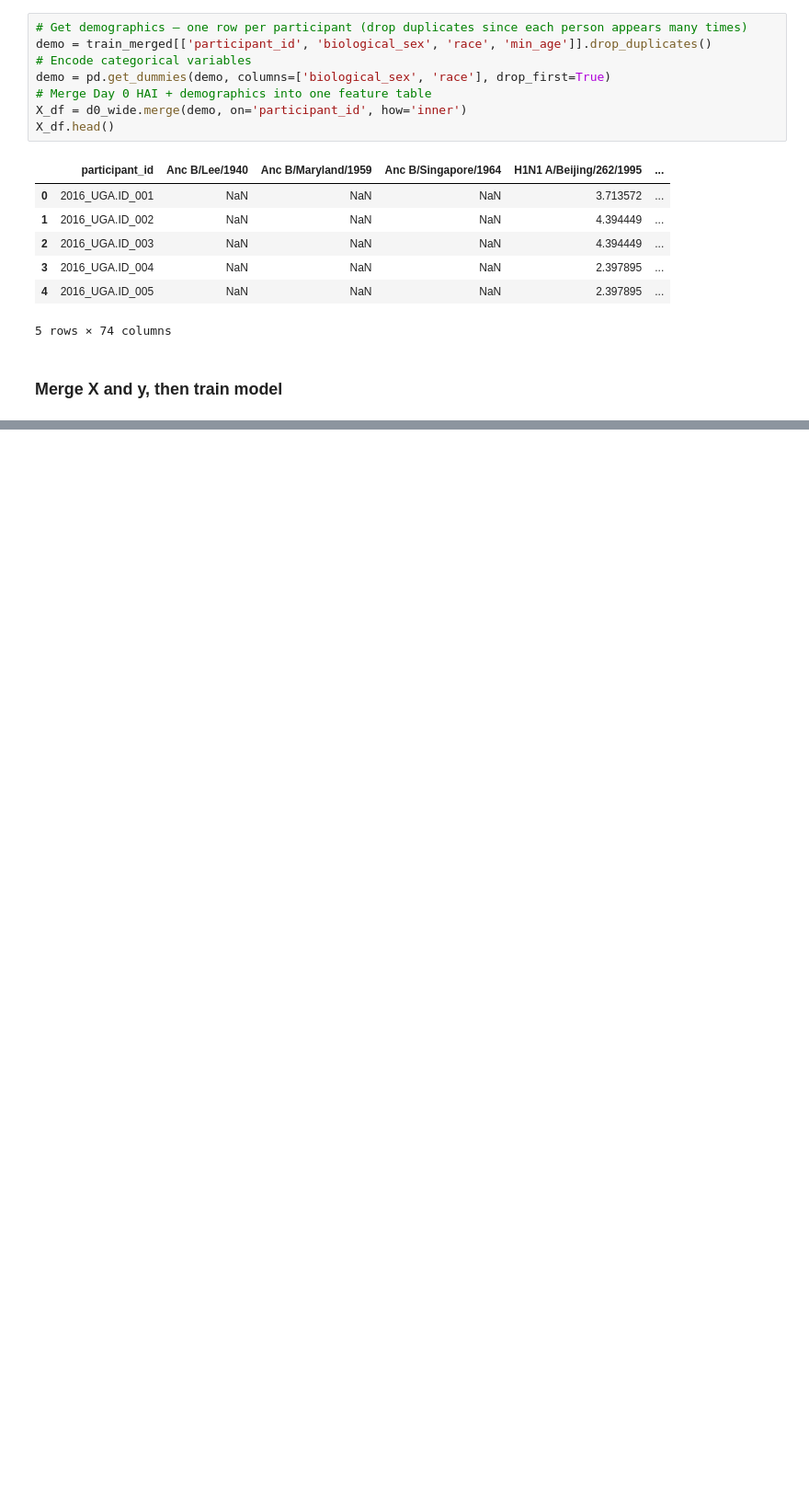
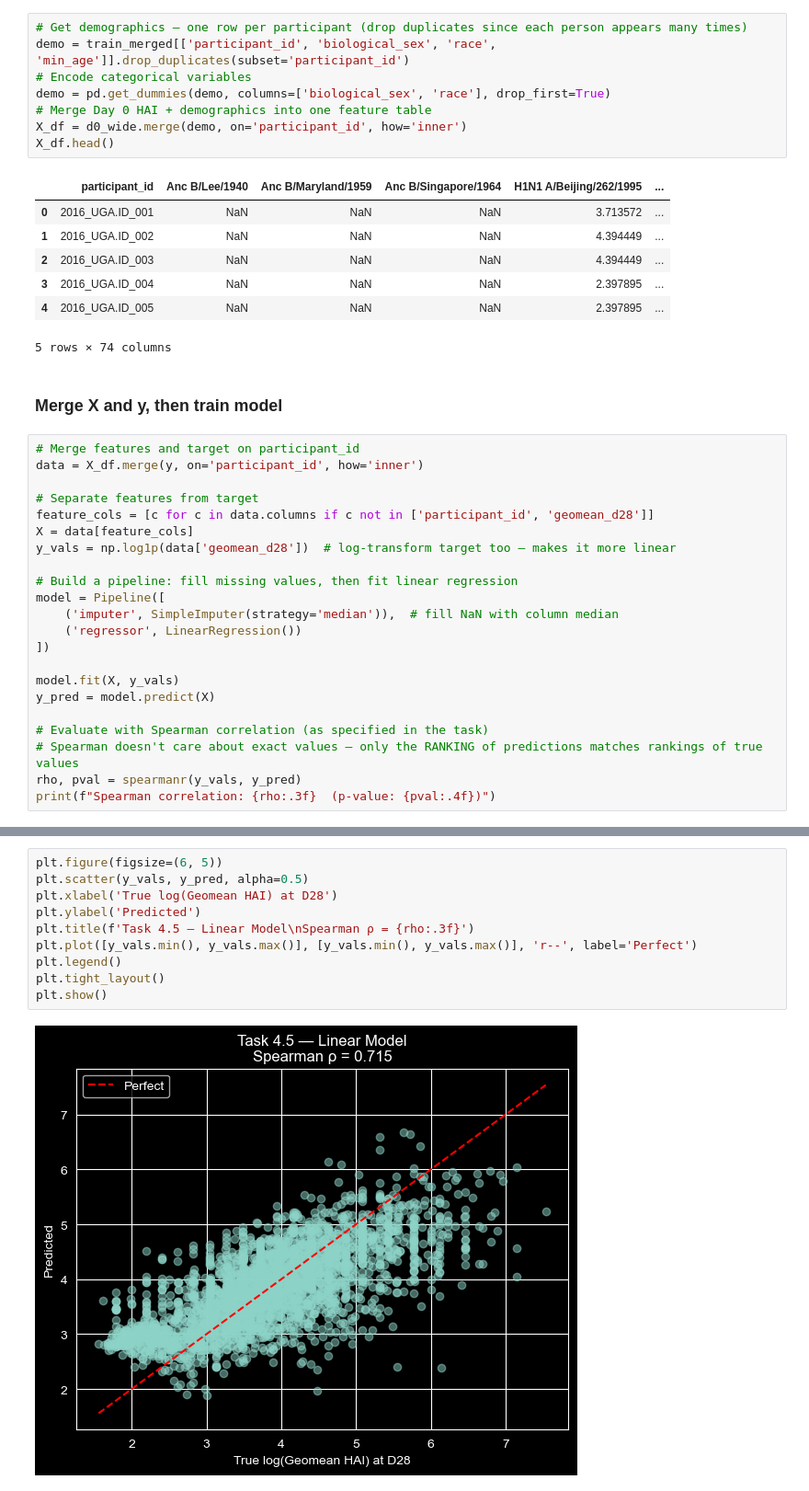
Before and after one commit to DirtyChay/cmi-flu-prediction-challenge, a Jupyter notebook: antibody.ipynb, the cells around one changed output, grey strips where cells are left out. Shown at 92% size. Drawn from its saved outputs; the diff is of its cells as text; blank space fills up the shorter version.

Commit message:
model

```diff
--- a/antibody.ipynb
+++ b/antibody.ipynb
@@ -188,7 +193,7 @@ d0_wide.head()
 5 rows × 67 columns
 # %%
 # Get demographics — one row per participant (drop duplicates since each person appears many times)
-demo = train_merged[['participant_id', 'biological_sex', 'race', 'min_age']].drop_duplicates()
+demo = train_merged[['participant_id', 'biological_sex', 'race', 'min_age']].drop_duplicates(subset='participant_id')
 # Encode categorical variables
 demo = pd.get_dummies(demo, columns=['biological_sex', 'race'], drop_first=True)
 # Merge Day 0 HAI + demographics into one feature table
@@ -204,3 +209,25 @@ X_df.head()
 5 rows × 74 columns
 # %% [markdown]
 ### Merge X and y, then train model
+# %%
+# Merge features and target on participant_id
+data = X_df.merge(y, on='participant_id', how='inner')
+
+# Separate features from target
+feature_cols = [c for c in data.columns if c not in ['participant_id', 'geomean_d28']]
+X = data[feature_cols]
+y_vals = np.log1p(data['geomean_d28'])  # log-transform target too — makes it more linear
+
+# Build a pipeline: fill missing values, then fit linear regression
+model = Pipeline([
+    ('imputer', SimpleImputer(strategy='median')),  # fill NaN with column median
+    ('regressor', LinearRegression())
+])
+
+model.fit(X, y_vals)
+y_pred = model.predict(X)
+
+# Evaluate with Spearman correlation (as specified in the task)
+# Spearman doesn't care about exact values — only the RANKING of predictions matches rankings of true values
+rho, pval = spearmanr(y_vals, y_pred)
+print(f"Spearman correlation: {rho:.3f}  (p-value: {pval:.4f})")
@@ -206,0 +236,12 @@ X_df.head()
+# %%
+plt.figure(figsize=(6, 5))
+plt.scatter(y_vals, y_pred, alpha=0.5)
+plt.xlabel('True log(Geomean HAI) at D28')
+plt.ylabel('Predicted')
+plt.title(f'Task 4.5 — Linear Model\nSpearman ρ = {rho:.3f}')
+plt.plot([y_vals.min(), y_vals.max()], [y_vals.min(), y_vals.max()], 'r--', label='Perfect')
+plt.legend()
+plt.tight_layout()
+plt.show()
+# %% [output]
+[figure, added]
```
Also changed, not shown: parts of 2 cells of this notebook.
